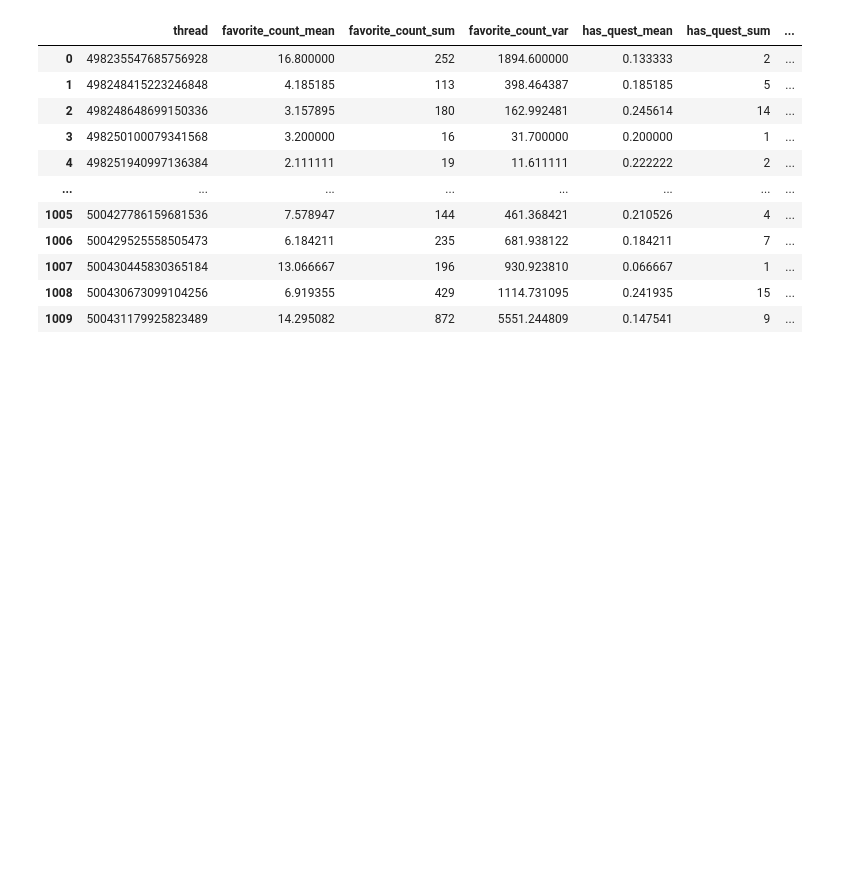
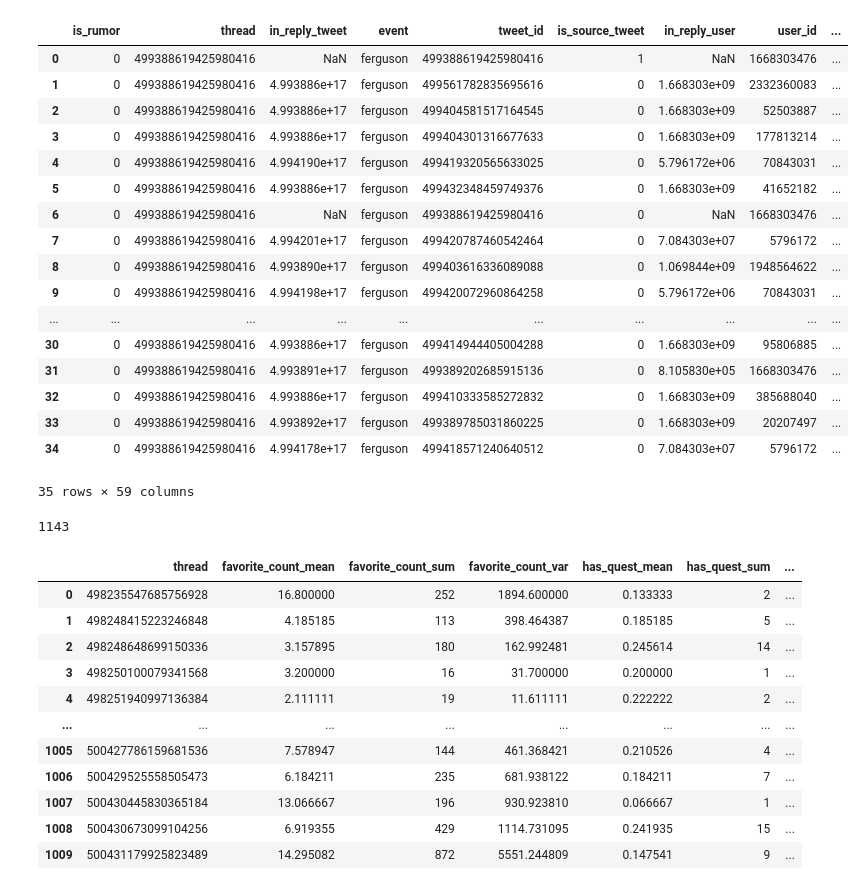
Before and after one commit to ethan-grinberg/misinformation-cluster-analysis, a Jupyter notebook: notebooks/8-ebg-explore-pheme.ipynb, the cells around one changed output. Saved outputs shown, nothing was run; the diff lists cells and outputs as text; code cells hidden in the pictures; blank space fills up the shorter version.

Commit message:
added code to process pheme data

```diff
--- a/notebooks/8-ebg-explore-pheme.ipynb
+++ b/notebooks/8-ebg-explore-pheme.ipynb
@@ -86,6 +7,6 @@ len(all_data[0].keys())
 # %%
-cleaned_data_path_threads = '../data/external/cleaned_pheme/pheme-rnr-knowledge-discovery/data/threads/ferguson.csv'
-cleaned_data_path_tweets = '../data/external/cleaned_pheme/pheme-rnr-knowledge-discovery/data/tweets/ferguson.csv'
+cleaned_data_path_threads = '../data/external/pheme-rnr-knowledge-discovery/data/threads/ottawashooting.csv'
+cleaned_data_path_tweets = '../data/external/pheme-rnr-knowledge-discovery/data/tweets/ottawashooting.csv'
 # %%
 threads = pd.read_csv(cleaned_data_path_threads)
 tweets = pd.read_csv(cleaned_data_path_tweets)
@@ -107,0 +37,27 @@ tweets
+# %%
+ids = tweets.thread.unique()
+# %%
+tweets.loc[tweets.thread == ids[0]]
+# %% [output]
+|  | is_rumor | thread | in_reply_tweet | event | tweet_id | is_source_tweet | in_reply_user | user_id | ... |
+| 0 | 0 | 499388619425980416 | NaN | ferguson | 499388619425980416 | 1 | NaN | 1668303476 | ... |
+| 1 | 0 | 499388619425980416 | 4.993886e+17 | ferguson | 499561782835695616 | 0 | 1.668303e+09 | 2332360083 | ... |
+| 2 | 0 | 499388619425980416 | 4.993886e+17 | ferguson | 499404581517164545 | 0 | 1.668303e+09 | 52503887 | ... |
+| 3 | 0 | 499388619425980416 | 4.993886e+17 | ferguson | 499404301316677633 | 0 | 1.668303e+09 | 177813214 | ... |
+| 4 | 0 | 499388619425980416 | 4.994190e+17 | ferguson | 499419320565633025 | 0 | 5.796172e+06 | 70843031 | ... |
+| 5 | 0 | 499388619425980416 | 4.993886e+17 | ferguson | 499432348459749376 | 0 | 1.668303e+09 | 41652182 | ... |
+| 6 | 0 | 499388619425980416 | NaN | ferguson | 499388619425980416 | 0 | NaN | 1668303476 | ... |
+| 7 | 0 | 499388619425980416 | 4.994201e+17 | ferguson | 499420787460542464 | 0 | 7.084303e+07 | 5796172 | ... |
+| 8 | 0 | 499388619425980416 | 4.993890e+17 | ferguson | 499403616336089088 | 0 | 1.069844e+09 | 1948564622 | ... |
+| 9 | 0 | 499388619425980416 | 4.994198e+17 | ferguson | 499420072960864258 | 0 | 5.796172e+06 | 70843031 | ... |
+| ... | ... | ... | ... | ... | ... | ... | ... | ... | ... |
+| 30 | 0 | 499388619425980416 | 4.993886e+17 | ferguson | 499414944405004288 | 0 | 1.668303e+09 | 95806885 | ... |
+| 31 | 0 | 499388619425980416 | 4.993891e+17 | ferguson | 499389202685915136 | 0 | 8.105830e+05 | 1668303476 | ... |
+| 32 | 0 | 499388619425980416 | 4.993886e+17 | ferguson | 499410333585272832 | 0 | 1.668303e+09 | 385688040 | ... |
+| 33 | 0 | 499388619425980416 | 4.993892e+17 | ferguson | 499389785031860225 | 0 | 1.668303e+09 | 20207497 | ... |
+| 34 | 0 | 499388619425980416 | 4.994178e+17 | ferguson | 499418571240640512 | 0 | 7.084303e+07 | 5796172 | ... |
+35 rows × 59 columns
+# %%
+tweets.thread.nunique()
+# %% [output]
+1143
```
Also changed, not shown: parts of 17 cells of this notebook, 5 other files.
